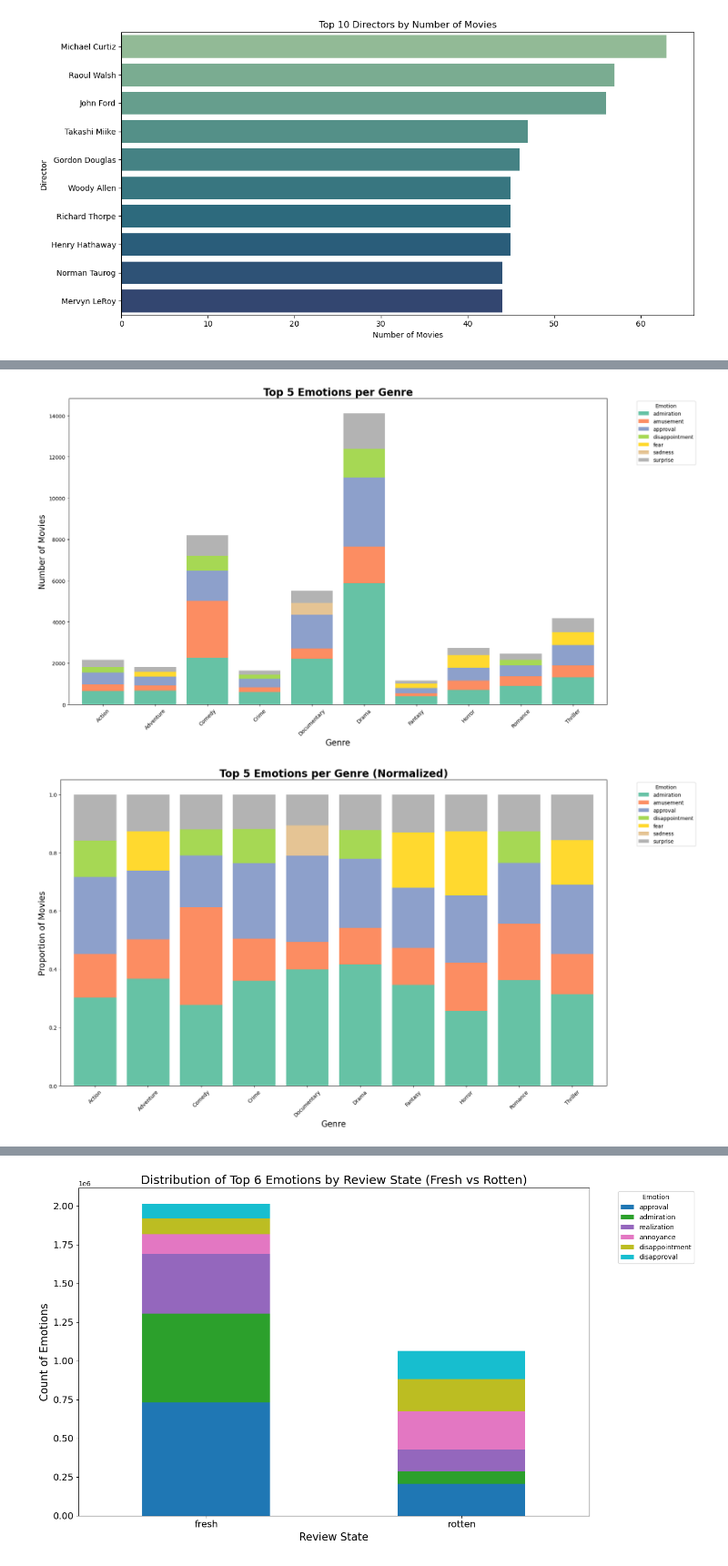
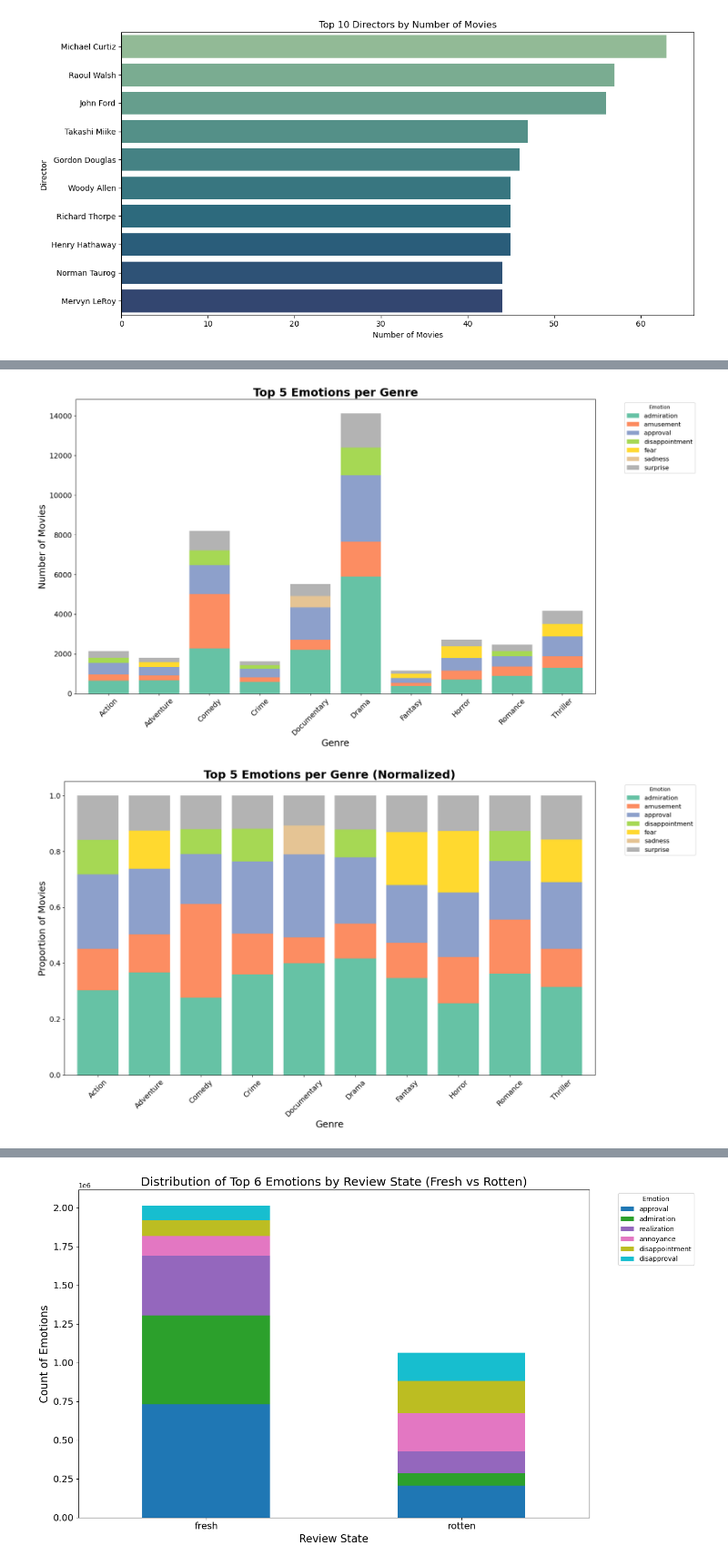
Before and after one commit to danipafi/FilmEmotionRecommender, a Jupyter notebook: Data_Cleaning_and_EDA.ipynb, the cells around one changed output, grey strips where cells are left out. Shown at 91% size. Saved outputs shown, nothing was run; the diff lists cells and outputs as text; code cells hidden in the pictures.

```diff
--- a/Data_Cleaning_and_EDA.ipynb
+++ b/Data_Cleaning_and_EDA.ipynb
@@ -318,7 +321,7 @@ movies[movies['runtimeMinutes'].isna()]
 15233 rows × 10 columns
 # %%
 # Calculate the median by genre
-median_by_genre = movies.groupby("genre")["runtimveMinutes"].median()
+median_by_genre = movies.groupby("genre")["runtimeMinutes"].median()
 
 # Create a temporary DataFrame to store the medians by title and genre
 temp_df = movies.copy()
@@ -1444,0 +1276,16 @@ plt.show()
+# %%
+# Function to safely convert strings to lists
+def safe_literal_eval(x):
+    try:
+        return ast.literal_eval(x)  # Convert the string to a list
+    except (ValueError, SyntaxError):
+        return []  # Return an empty list if conversion fails
+
+# Apply the function to the 'genre' column
+movies_final['genre'] = movies_final['genre'].apply(safe_literal_eval)
+
+# Explode the 'genre' column so each genre becomes a separate row
+movies_exploded = movies_final.explode('genre')
+
+# Display the first few rows of the resulting DataFrame
+print(movies_exploded.head())
@@ -1739,2 +1503,0 @@ movies_exploded
-# %%
-movies_exploded = movies_exploded.explode('genre').reset_index(drop=True)
@@ -1761,5 +1503,0 @@ Name: genre, dtype: object
-# %%
-import ast
-
-movies_exploded['genre'] = movies_exploded['genre'].apply(lambda x: ast.literal_eval(x) if isinstance(x, str) else x)
-movies_exploded = movies_exploded.explode('genre').reset_index(drop=True)
@@ -1799,45 +1521,47 @@ emotions_pivot = top_emotions_per_genre.pivot(index='genre', columns='dominant_e
 # Plot stacked bar chart with each genre as a separate bar
 ax = emotions_pivot.plot(kind='bar', stacked=True, figsize=(18, 10), colormap='Set2', width=0.8)
 
-plt.xlabel('Genre', fontsize=16)
-plt.ylabel('Number of Movies', fontsize=16)
-plt.title('Top 5 Emotions per Genre', fontsize=20, weight='bold')
-plt.xticks(rotation=45)
-plt.legend(title='Emotion', bbox_to_anchor=(1.05, 1), loc='upper left')
+plt.xlabel('Genre', fontsize=18)
+plt.ylabel('Number of Movies', fontsize=18)
+plt.title('Top 5 Emotions per Genre', fontsize=22, weight='bold')
+plt.xticks(rotation=45, fontsize=14)
+plt.yticks(fontsize=14)
+plt.legend(title='Emotion', bbox_to_anchor=(1.05, 1), loc='upper left', fontsize=12)
 plt.tight_layout()
 plt.show()
 # %% [output]
-[figure, old version]
+[figure, new version]
 # %%
 # Remove rows where the genre is "Unknown"
 movies_exploded = movies_exploded[movies_exploded['genre'] != 'Unknown']
 
 # Count genre frequencies and select top 10 genres
 top_10_genres = movies_exploded['genre'].value_counts().nlargest(10).index
 
 # Filter movies to include only the top 10 genres
 movies_top_genres = movies_exploded[movies_exploded['genre'].isin(top_10_genres)].copy()
 
 # Get top 5 emotions by genre
 top_emotions_per_genre = movies_top_genres.groupby(['genre', 'dominant_emotion']).size().reset_index(name='count')
 top_emotions_per_genre = top_emotions_per_genre.groupby('genre').apply(lambda x: x.nlargest(5, 'count')).reset_index(drop=True)
 
 # Normalize the counts to proportions within each genre
 top_emotions_per_genre['proportion'] = top_emotions_per_genre.groupby('genre')['count'].transform(lambda x: x / x.sum())
 
 # Pivot the data for a stacked bar chart
 emotions_pivot = top_emotions_per_genre.pivot(index='genre', columns='dominant_emotion', values='proportion').fillna(0)
 
 # Plot stacked bar chart with normalized proportions
 ax = emotions_pivot.plot(kind='bar', stacked=True, figsize=(18, 10), colormap='Set2', width=0.8)
 
-plt.xlabel('Genre', fontsize=16)
-plt.ylabel('Proportion of Movies', fontsize=16)
-plt.title('Top 5 Emotions per Genre (Normalized)', fontsize=20, weight='bold')
-plt.xticks(rotation=45)
-plt.legend(title='Emotion', bbox_to_anchor=(1.05, 1), loc='upper left')
+plt.xlabel('Genre', fontsize=18)
+plt.ylabel('Proportion of Movies', fontsize=18)
+plt.title('Top 5 Emotions per Genre (Normalized)', fontsize=22, weight='bold')
+plt.xticks(rotation=45, fontsize=14)
+plt.yticks(fontsize=14)
+plt.legend(title='Emotion', bbox_to_anchor=(1.05, 1), loc='upper left', fontsize=12)
 plt.tight_layout()
 plt.show()
 # %% [output]
-[figure, old version]
+[figure, new version]
 # %% [markdown]
```
Also changed, not shown: parts of 49 cells of this notebook.
